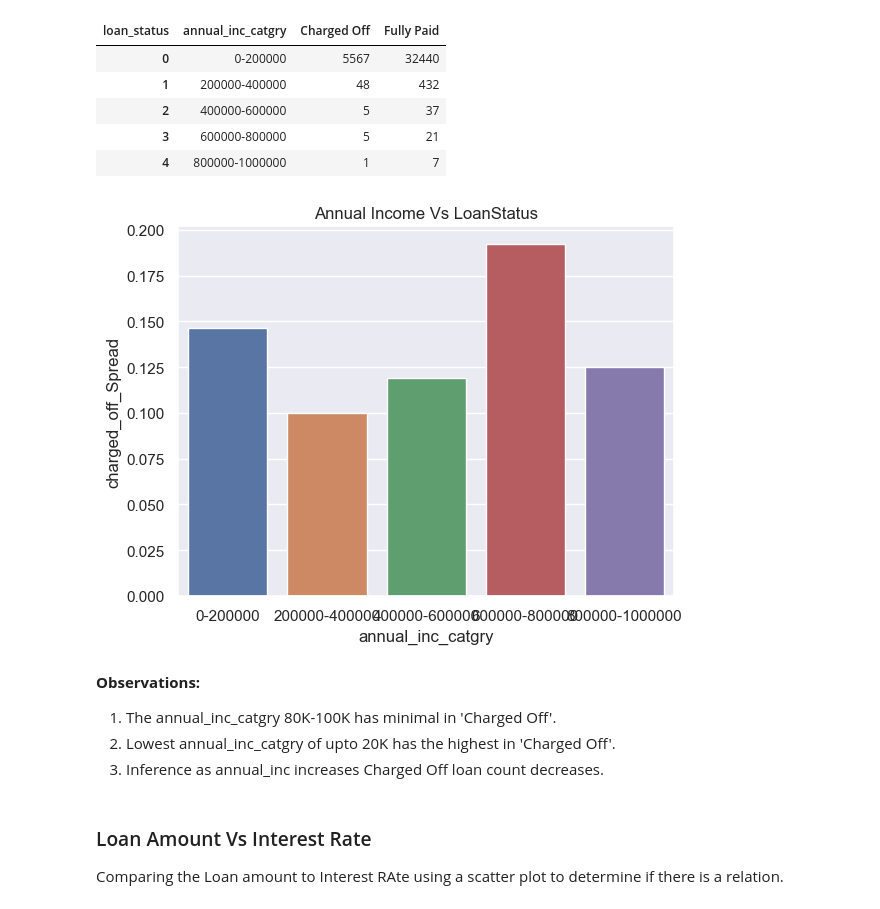
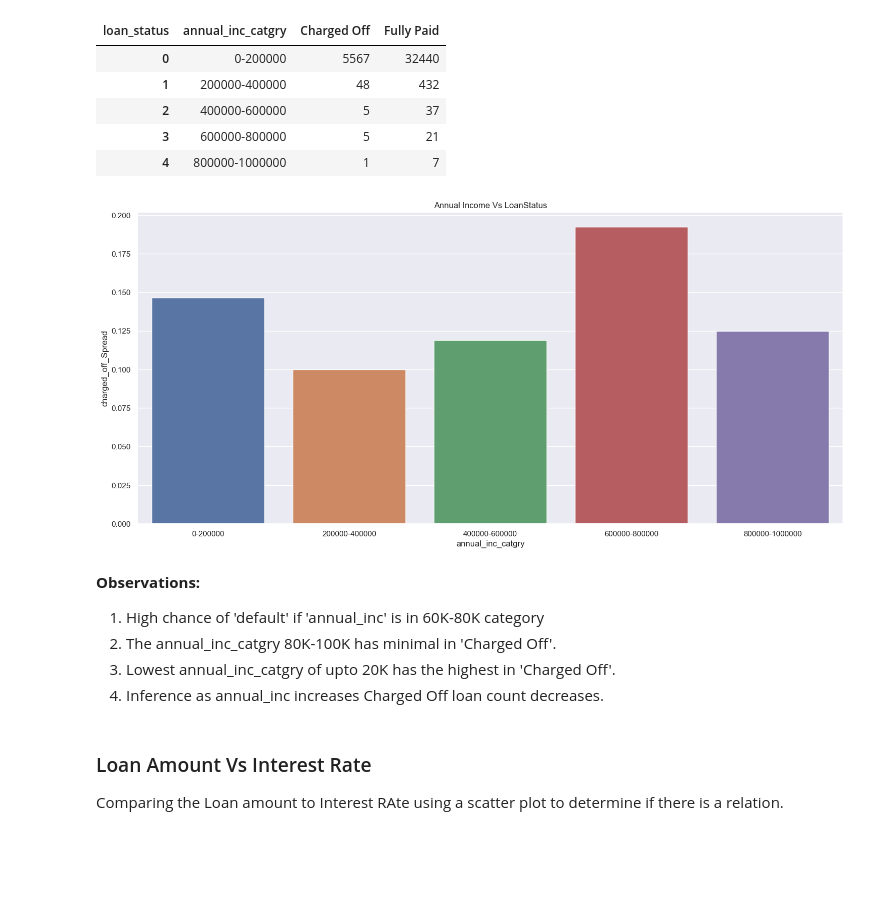
Before and after one commit to RavaUnda/LendingClubCaseStudy, a Jupyter notebook: Joseph_Sanil.ipynb, the cells around one changed output. Cells and saved outputs as stored; diff of their text form; code cells hidden in the pictures; blank space fills up the shorter version.

```diff
--- a/Joseph_Sanil.ipynb
+++ b/Joseph_Sanil.ipynb
@@ -630,0 +633,6 @@ plot_hist("revol_util",0,fig, axes,"Didistribution of Revolving line utilization
+# %%
+loan_data.verification_status = loan_data.verification_status.astype('category')
+sns.countplot(data=loan_data, x='verification_status', hue='loan_status')
+plt.xlabel("Verification Status")
+plt.title("Spread of Verification Status")
+plt.show()
@@ -809,17 +803,18 @@ annual_inc_bivar.head(10)
 # %%
 # lets split-out the cahrged-off loans alone and plot against it[]
 annual_inc_bivar['charged_off_Spread'] = annual_inc_bivar['Charged Off']/(annual_inc_bivar['Charged Off'] + annual_inc_bivar['Fully Paid'])
 sns.barplot(x='annual_inc_catgry',y='charged_off_Spread',data=annual_inc_bivar, hue_order=['Fully Paid','Charged Off'])
-sns.set(rc = {'figure.figsize':(16,8)})
+sns.set(rc = {'figure.figsize':(18,8)})
 plt.title('Annual Income Vs LoanStatus')
 plt.show()
 # %% [output]
-[figure, old version]
+[figure, new version]
 # %% [markdown]
 **Observations:**
-1. The annual_inc_catgry 80K-100K has minimal in 'Charged Off'.
-2. Lowest annual_inc_catgry of upto 20K has the highest in 'Charged Off'.
-3. Inference as annual_inc increases Charged Off loan count decreases.
+1. High chance of 'default' if 'annual_inc' is in 60K-80K category
+2. The annual_inc_catgry 80K-100K has minimal in 'Charged Off'.
+3. Lowest annual_inc_catgry of upto 20K has the highest in 'Charged Off'.
+4. Inference as annual_inc increases Charged Off loan count decreases.
 # %% [markdown]
 ### Loan Amount Vs Interest Rate
 
```
Also changed, not shown: parts of 32 cells of this notebook.
